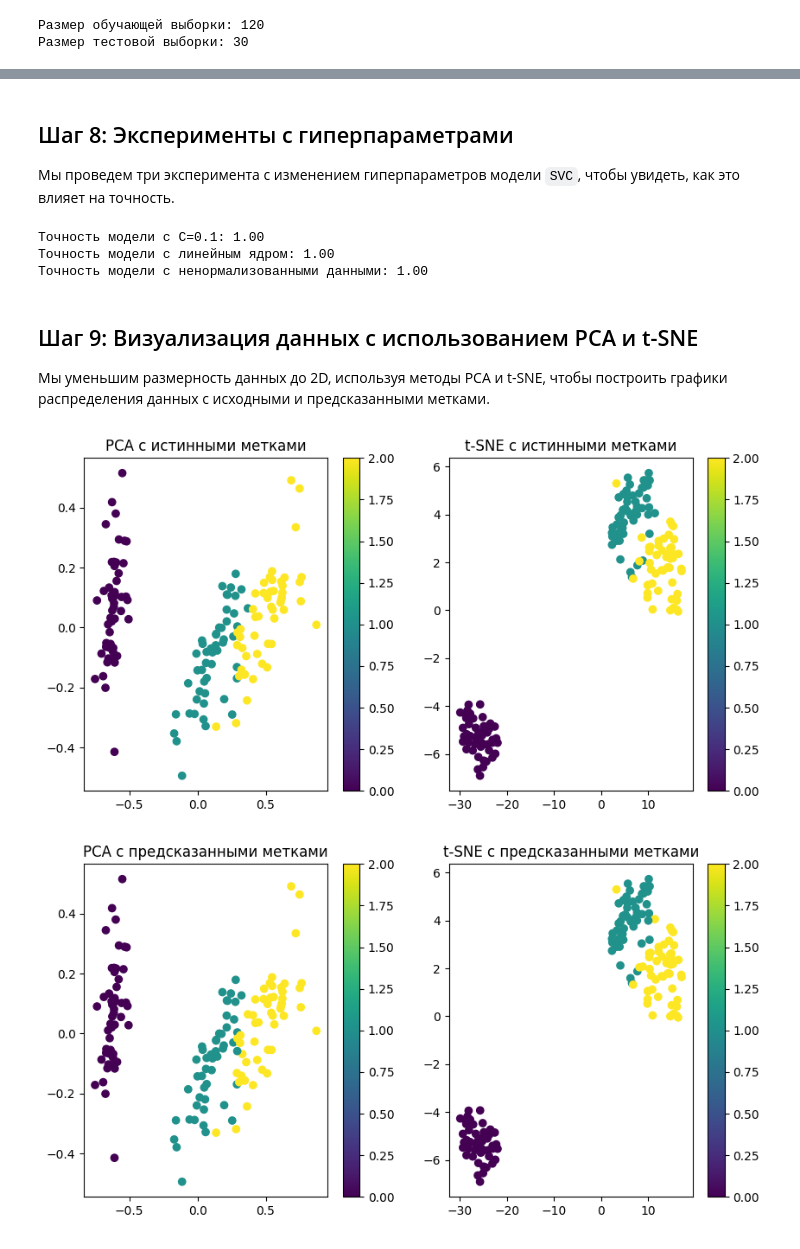
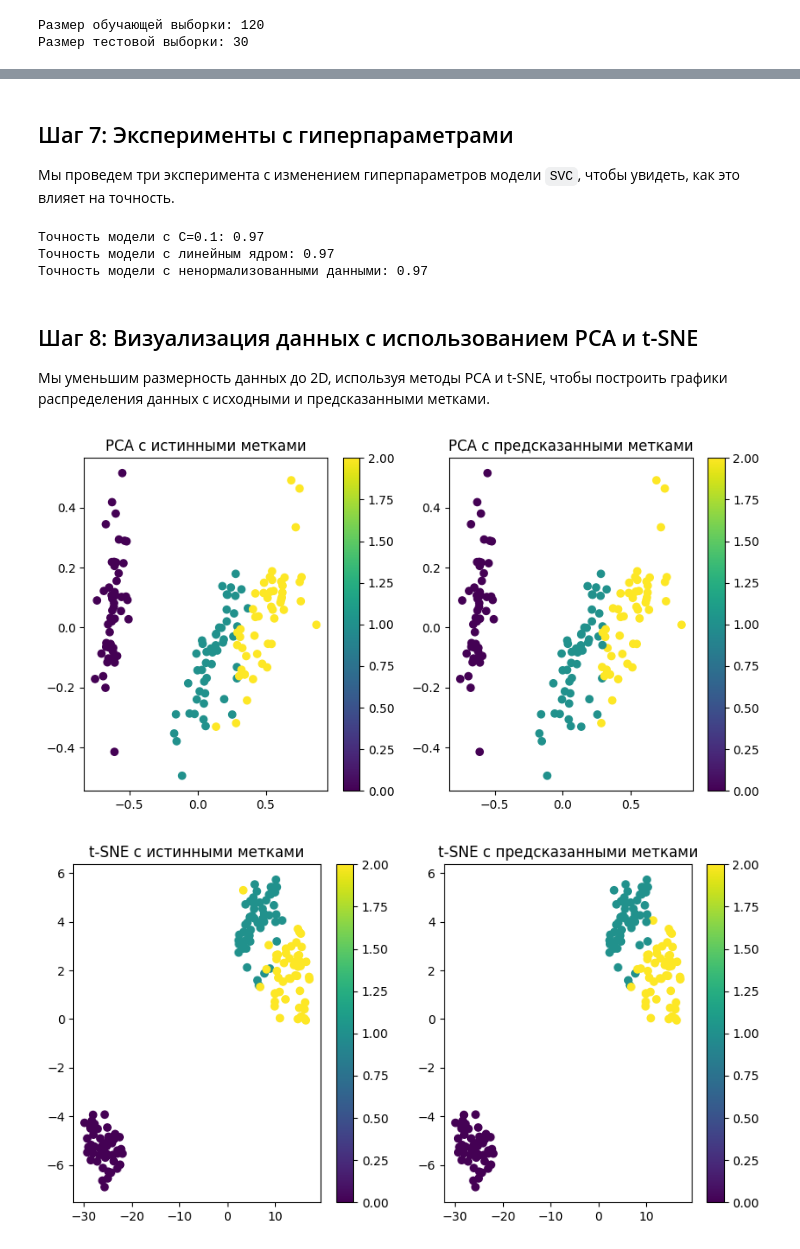
Before and after one commit to AngelinaYakubovskaya/spbu-python-course, a Jupyter notebook: project/Numpy.ipynb, the cells around one changed output, grey strips where cells are left out. Drawn from its saved outputs; the diff is of its cells as text; code cells hidden in the pictures.

```diff
--- a/project/Numpy.ipynb
+++ b/project/Numpy.ipynb
@@ -108,10 +123,21 @@ print("Категориальные данные для первого приз
 Мы делим данные на обучающую и тестовую выборки, используя пропорцию 80% на 20%, для обучения и оценки модели.
 # %%
-from sklearn.model_selection import train_test_split
+# Сначала создадим случайные индексы для разделения данных
+np.random.seed(42)  # Для воспроизводимости
+indices = np.random.permutation(len(features_normalized))  # Перемешиваем индексы
 
-# Разделяем данные (0.8 для обучения, 0.2 для тестирования)
-X_train, X_test, y_train, y_test = train_test_split(data_normalized, target, test_size=0.2, random_state=42)
+# Разделяем данные (80% для обучения, 20% для тестирования)
+train_size = int(0.8 * len(features_normalized))  # Размер обучающей выборки
+train_indices = indices[:train_size]  # Индексы для обучающей выборки
+test_indices = indices[train_size:]  # Индексы для тестовой выборки
 
+# Создаем обучающую и тестовую выборки
+X_train = features_normalized[train_indices]  # Признаки для обучения
+X_test = features_normalized[test_indices]  # Признаки для тестирования
+y_train = labels[train_indices]  # Метки для обучения
+y_test = labels[test_indices]  # Метки для тестирования
+
+# Выводим размеры выборок
 print(f'Размер обучающей выборки: {X_train.shape[0]}')
 print(f'Размер тестовой выборки: {X_test.shape[0]}')
 # %% [output]
@@ -138,7 +164,10 @@ print(f'Точность классификации: {accuracy:.2f}')
 # %% [markdown]
-## Шаг 8: Эксперименты с гиперпараметрами
+## Шаг 7: Эксперименты с гиперпараметрами
 Мы проведем три эксперимента с изменением гиперпараметров модели `SVC`, чтобы увидеть, как это влияет на точность.
 # %%
+from sklearn.svm import SVC
+from sklearn.metrics import accuracy_score
+
 # 1. Изменение гиперпараметра C
 model_1 = SVC(C=0.1)
 model_1.fit(X_train, y_train)
@@ -152,62 +181,75 @@ y_pred_2 = model_2.predict(X_test)
 accuracy_2 = accuracy_score(y_test, y_pred_2)
 
 # 3. Использование данных без нормализации
+# Для восстановления данных в исходном масштабе необходимо использовать min и max
+features_min = features.min(axis=0)
+features_max = features.max(axis=0)
+
+# Восстановление ненормализованных данных
+X_train_original = X_train * (features_max - features_min) + features_min
+X_test_original = X_test * (features_max - features_min) + features_min
+
 model_3 = SVC()
-model_3.fit(X_train * (data_max - data_min) + data_min, y_train)
-y_pred_3 = model_3.predict(X_test * (data_max - data_min) + data_min)
+model_3.fit(X_train_original, y_train)
+y_pred_3 = model_3.predict(X_test_original)
 accuracy_3 = accuracy_score(y_test, y_pred_3)
 
+# Выводим точности
 print(f'Точность модели с C=0.1: {accuracy_1:.2f}')
 print(f'Точность модели с линейным ядром: {accuracy_2:.2f}')
 print(f'Точность модели с ненормализованными данными: {accuracy_3:.2f}')
 # %% [output]
-Точность модели с C=0.1: 1.00
-Точность модели с линейным ядром: 1.00
-Точность модели с ненормализованными данными: 1.00
+Точность модели с C=0.1: 0.97
+Точность модели с линейным ядром: 0.97
+Точность модели с ненормализованными данными: 0.97
 # %% [markdown]
-## Шаг 9: Визуализация данных с использованием PCA и t-SNE
+## Шаг 8: Визуализация данных с использованием PCA и t-SNE
 Мы уменьшим размерность данных до 2D, используя методы PCA и t-SNE, чтобы построить графики распределения данных с исходными и предсказанными метками.
 # %%
 import matplotlib.pyplot as plt
 from sklearn.decomposition import PCA
 from sklearn.manifold import TSNE
 
 # Преобразуем данные в 2D с помощью PCA
 pca = PCA(n_components=2)
-data_pca = pca.fit_transform(data_normalized)
+data_pca = pca.fit_transform(features_normalized)
 
 # Преобразуем данные в 2D с помощью t-SNE
 tsne = TSNE(n_components=2, random_state=42)
-data_tsne = tsne.fit_transform(data_normalized)
+data_tsne = tsne.fit_transform(features_normalized)
+
+# Преобразуем метки в числовые значения, если они строковые
+labels_numeric = np.array([float(label) for label in labels])
 
 # Визуализация PCA с истинными метками
 plt.figure(figsize=(10, 5))
 plt.subplot(1, 2, 1)
-plt.scatter(data_pca[:, 0], data_pca[:, 1], c=target, cmap='viridis')
+plt.scatter(data_pca[:, 0], data_pca[:, 1], c=labels_numeric, cmap='viridis')
 plt.title('PCA с истинными метками')
 plt.colorbar()
 
-# Визуализация t-SNE с истинными метками
+# Визуализация PCA с предсказанными метками
+y_pred_all = model.predict(features_normalized)  # предсказание на всех данных
+y_pred_all_numeric = np.array([float(pred) for pred in y_pred_all])
 plt.subplot(1, 2, 2)
-plt.scatter(data_tsne[:, 0], data_tsne[:, 1], c=target, cmap='viridis')
-plt.title('t-SNE с истинными метками')
+plt.scatter(data_pca[:, 0], data_pca[:, 1], c=y_pred_all_numeric, cmap='viridis')
+plt.title('PCA с предсказанными метками')
 plt.colorbar()
 plt.show()
 
-# Теперь визуализация с предсказанными метками
-y_pred_all = model.predict(data_normalized)  # предсказание на всех данных
-
+# Теперь визуализация t-SNE с истинными метками
 plt.figure(figsize=(10, 5))
 plt.subplot(1, 2, 1)
-plt.scatter(data_pca[:, 0], data_pca[:, 1], c=y_pred_all, cmap='viridis')
-plt.title('PCA с предсказанными метками')
+plt.scatter(data_tsne[:, 0], data_tsne[:, 1], c=labels_numeric, cmap='viridis')
+plt.title('t-SNE с истинными метками')
 plt.colorbar()
 
+# Визуализация t-SNE с предсказанными метками
 plt.subplot(1, 2, 2)
-plt.scatter(data_tsne[:, 0], data_tsne[:, 1], c=y_pred_all, cmap='viridis')
+plt.scatter(data_tsne[:, 0], data_tsne[:, 1], c=y_pred_all_numeric, cmap='viridis')
 plt.title('t-SNE с предсказанными метками')
 plt.colorbar()
 plt.show()
 # %% [output]
-[figure, old version]
+[figure, new version]
-[figure, old version]
+[figure, new version]
```
Also changed, not shown: parts of 14 cells of this notebook.
